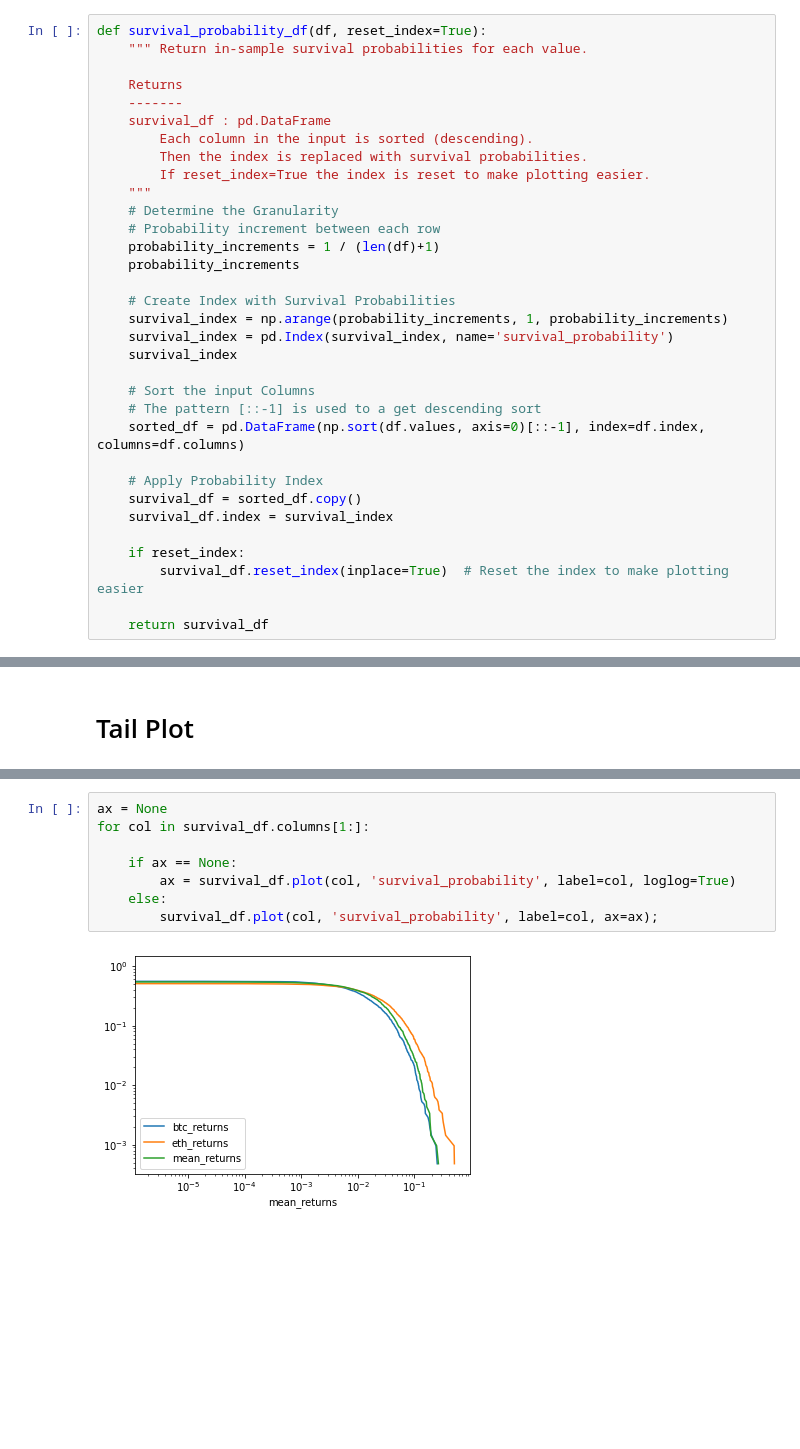
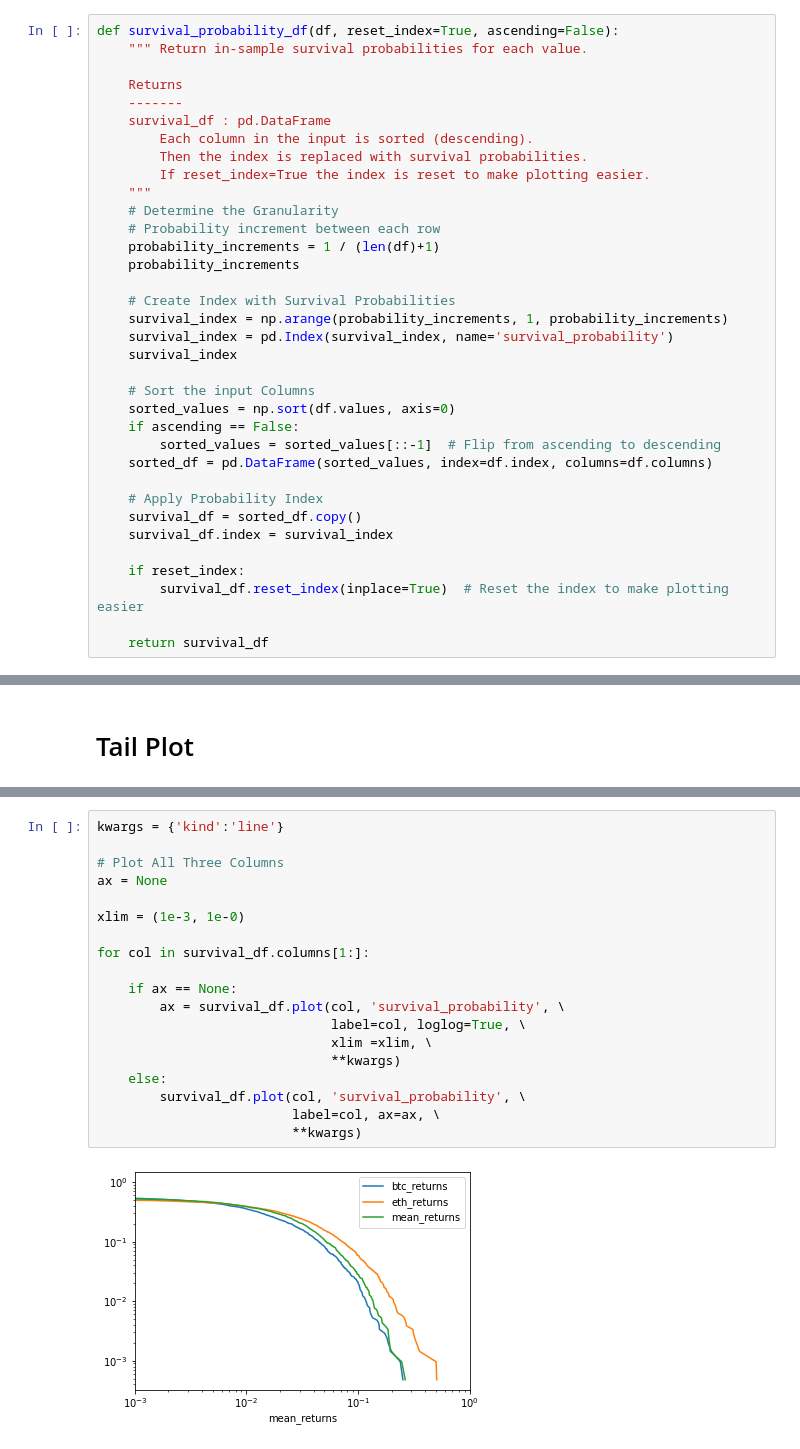
Before and after one commit to FergM/fattails, a Jupyter notebook: notebooks/NB30 - Tail Comparison.ipynb, the cells around one changed output, grey strips where cells are left out. Cells and saved outputs as stored; diff of their text form; blank space fills up the shorter version.

```diff
--- a/notebooks/NB30 - Tail Comparison.ipynb
+++ b/notebooks/NB30 - Tail Comparison.ipynb
@@ -282,7 +282,7 @@ Above we see a higher peak for BTC. This suggests that BTC is fatter tailed than
 # %% [markdown]
 ##### Right Tail
 # %%
-def survival_probability_df(df, reset_index=True):
+def survival_probability_df(df, reset_index=True, ascending=False):
     """ Return in-sample survival probabilities for each value.
 
     Returns
@@ -303,8 +303,10 @@ def survival_probability_df(df, reset_index=True):
     survival_index
 
     # Sort the input Columns
-    # The pattern [::-1] is used to a get descending sort
-    sorted_df = pd.DataFrame(np.sort(df.values, axis=0)[::-1], index=df.index, columns=df.columns)
+    sorted_values = np.sort(df.values, axis=0)
+    if ascending == False:
+        sorted_values = sorted_values[::-1]  # Flip from ascending to descending
+    sorted_df = pd.DataFrame(sorted_values, index=df.index, columns=df.columns)
 
     # Apply Probability Index
     survival_df = sorted_df.copy()
@@ -344,10 +351,21 @@ survival_df.agg(['max','min'])
 # %%
+kwargs = {'kind':'line'}
+
+# Plot All Three Columns
 ax = None
+
+xlim = (1e-3, 1e-0)
+
 for col in survival_df.columns[1:]:
 
     if ax == None:
-        ax = survival_df.plot(col, 'survival_probability', label=col, loglog=True)
+        ax = survival_df.plot(col, 'survival_probability', \
+                              label=col, loglog=True, \
+                              xlim =xlim, \
+                              **kwargs)
     else:
-        survival_df.plot(col, 'survival_probability', label=col, ax=ax);
+        survival_df.plot(col, 'survival_probability', \
+                         label=col, ax=ax, \
+                         **kwargs)
 # %% [output]
-[figure, old version]
+[figure, new version]
```
Also changed, not shown: parts of 29 cells of this notebook.
